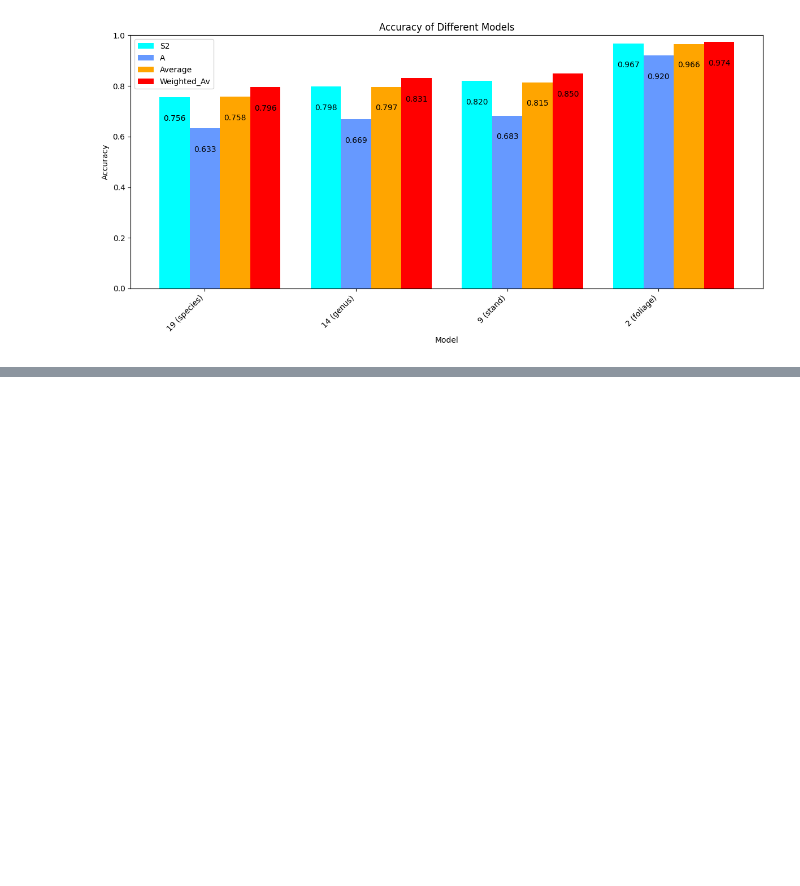
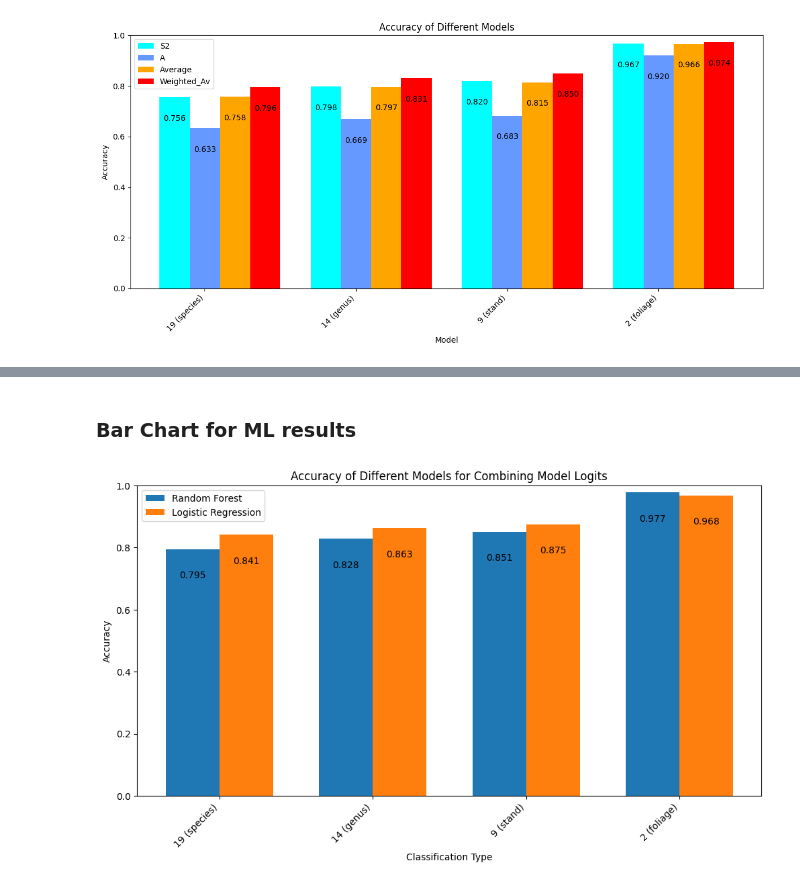
Before and after one commit to adampotton/MDM3-Rep-3, a Jupyter notebook: logit_combo.ipynb, the cells around one changed output, grey strips where cells are left out. Drawn from its saved outputs; the diff is of its cells as text; code cells hidden in the pictures; blank space fills up the shorter version.

```diff
--- a/logit_combo.ipynb
+++ b/logit_combo.ipynb
@@ -227,0 +306,30 @@ plt.show()
+# %% [markdown]
+### Bar Chart for ML results
+# %%
+models = ["19 (species)", "14 (genus)", "9 (stand)", "2 (foliage)"]
+
+x = np.arange(len(models))
+bar_width = 0.35
+
+plt.figure(figsize=(12, 6))
+
+bars_RF = plt.bar(x - bar_width/2, accuracies_RF, bar_width, label='Random Forest')
+bars_LR = plt.bar(x + bar_width/2, accuracies_LR, bar_width, label='Logistic Regression')
+
+plt.xlabel('Classification Type')
+plt.ylabel('Accuracy')
+plt.title('Accuracy of Different Models for Combining Model Logits')
+plt.ylim(0, 1)
+plt.xticks(np.arange(len(models)), models, rotation=45, ha='right')
+plt.legend()
+
+# Add text labels for each bar
+def add_labels(bars):
+    for bar in bars:
+        height = bar.get_height()
+        plt.text(bar.get_x() + bar.get_width() / 2, height - 0.1, '{:.3f}'.format(height), ha='center', va='bottom', color='black')
+
+add_labels(bars_RF)
+add_labels(bars_LR)
+# %% [output]
+[figure, added]
```
Also changed, not shown: parts of 7 cells of this notebook.
